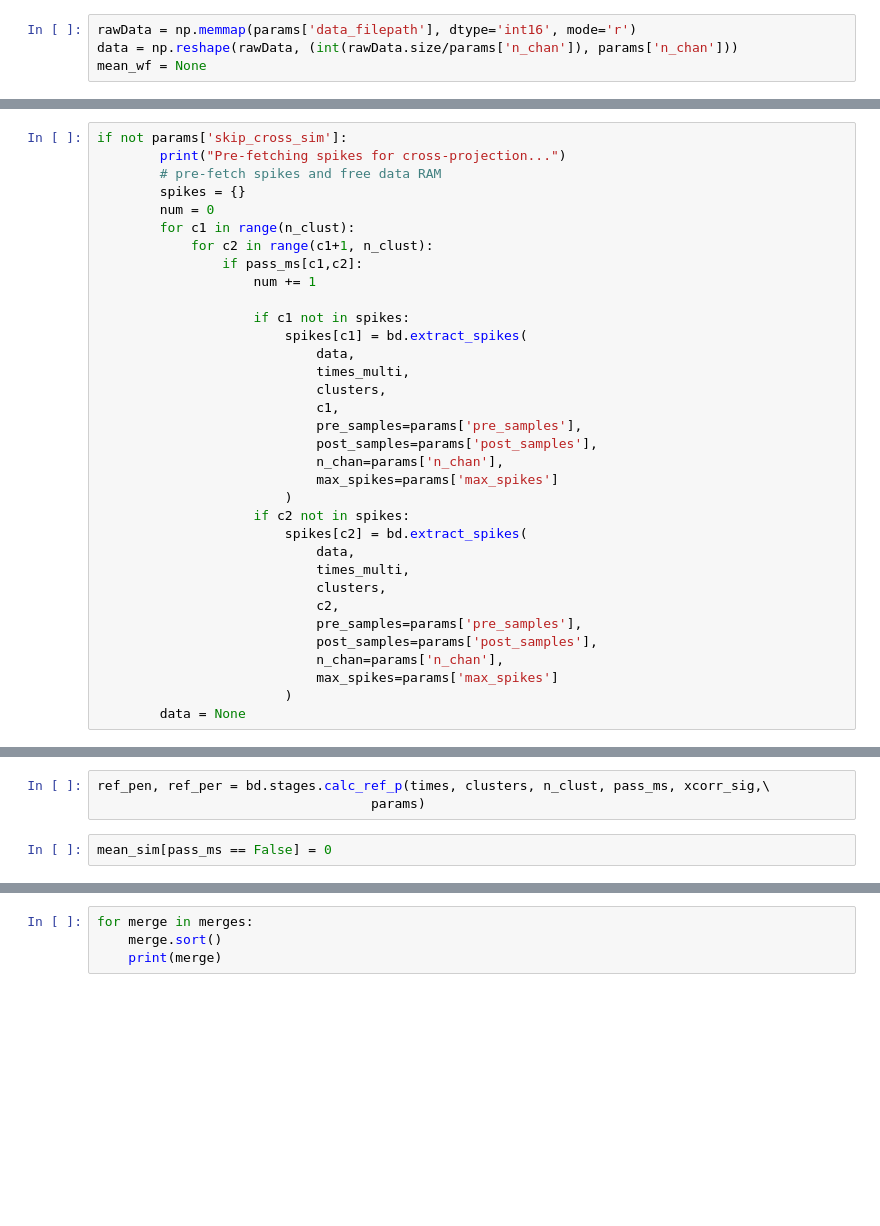
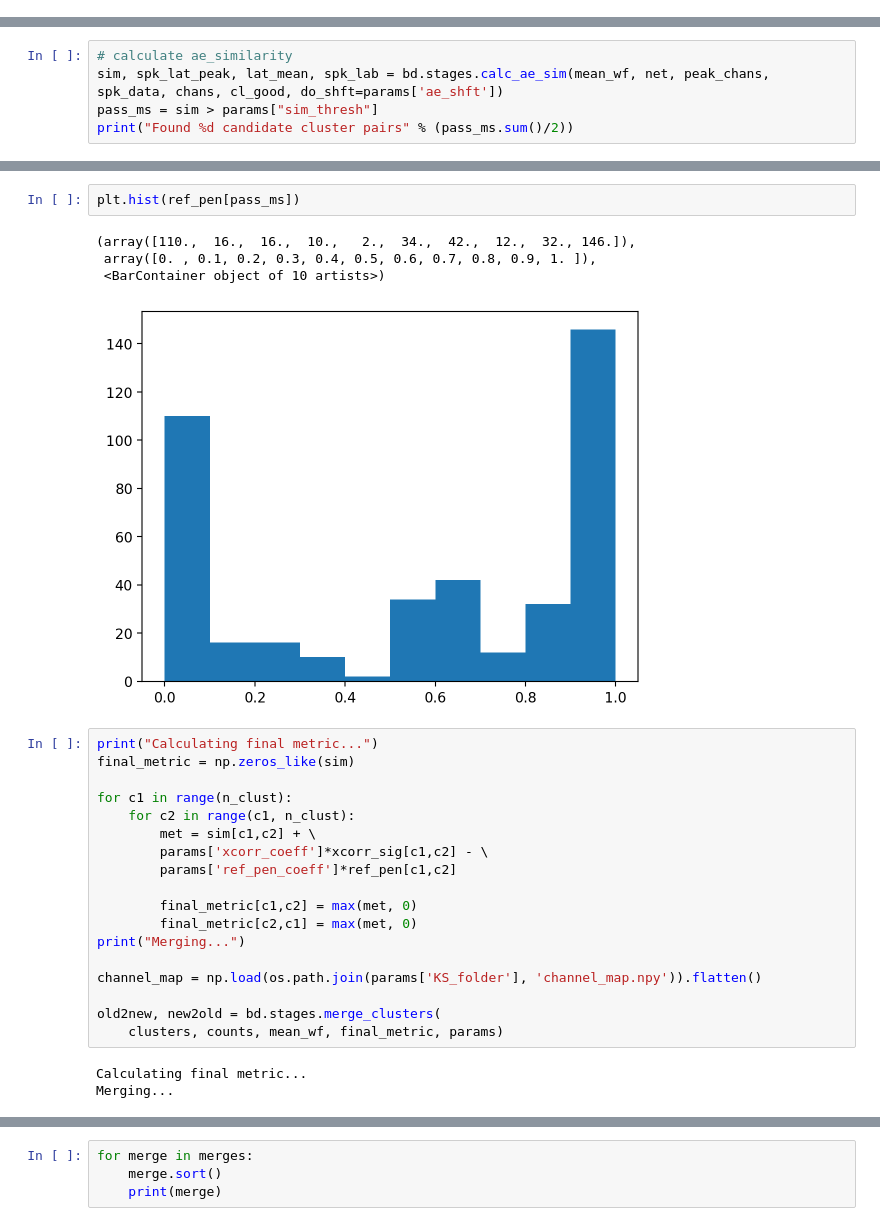
Before and after one commit to saikoukunt/burst-detector, a Jupyter notebook: notebooks/monkey testing.ipynb, the cells around one changed output, grey strips where cells are left out. Drawn from its saved outputs; the diff is of its cells as text; blank space fills up the shorter version.

```diff
--- a/notebooks/monkey testing.ipynb
+++ b/notebooks/monkey testing.ipynb
@@ -59,4 +87,0 @@ channel_pos = np.load(os.path.join(params['KS_folder'], "channel_positions.npy")
-# %%
-rawData = np.memmap(params['data_filepath'], dtype='int16', mode='r')
-data = np.reshape(rawData, (int(rawData.size/params['n_chan']), params['n_chan']))
-mean_wf = None
@@ -79,35 +200,6 @@ Found 97 candidate cluster pairs
 # %%
-if not params['skip_cross_sim']:
-        print("Pre-fetching spikes for cross-projection...")
-        # pre-fetch spikes and free data RAM
-        spikes = {}
-        num = 0
-        for c1 in range(n_clust):
-            for c2 in range(c1+1, n_clust):
-                if pass_ms[c1,c2]:
-                    num += 1
-
-                    if c1 not in spikes:
-                        spikes[c1] = bd.extract_spikes(
-                            data,
-                            times_multi,
-                            clusters,
-                            c1,
-                            pre_samples=params['pre_samples'],
-                            post_samples=params['post_samples'],
-                            n_chan=params['n_chan'],
-                            max_spikes=params['max_spikes']
-                        )
-                    if c2 not in spikes:
-                        spikes[c2] = bd.extract_spikes(
-                            data,
-                            times_multi,
-                            clusters,
-                            c2,
-                            pre_samples=params['pre_samples'],
-                            post_samples=params['post_samples'],
-                            n_chan=params['n_chan'],
-                            max_spikes=params['max_spikes']
-                        )
-        data = None
+# calculate ae_similarity
+sim, spk_lat_peak, lat_mean, spk_lab = bd.stages.calc_ae_sim(mean_wf, net, peak_chans, spk_data, chans, cl_good, do_shft=params['ae_shft'])
+pass_ms = sim > params["sim_thresh"]
+print("Found %d candidate cluster pairs" % (pass_ms.sum()/2))
 # %% [output]
@@ -131,5 +226,28 @@ xcorr_sig, xgrams, shfl_xgrams = bd.stages.calc_xcorr_metric(
-# %%
-ref_pen, ref_per = bd.stages.calc_ref_p(times, clusters, n_clust, pass_ms, xcorr_sig,\
-                                   params)
+# %%
+plt.hist(ref_pen[pass_ms])
+# %% [output]
+(array([110.,  16.,  16.,  10.,   2.,  34.,  42.,  12.,  32., 146.]),
+ array([0. , 0.1, 0.2, 0.3, 0.4, 0.5, 0.6, 0.7, 0.8, 0.9, 1. ]),
+ <BarContainer object of 10 artists>)
+[figure, added]
 # %%
-mean_sim[pass_ms == False] = 0
+print("Calculating final metric...")
+final_metric = np.zeros_like(sim)
+
+for c1 in range(n_clust):
+    for c2 in range(c1, n_clust):
+        met = sim[c1,c2] + \
+        params['xcorr_coeff']*xcorr_sig[c1,c2] - \
+        params['ref_pen_coeff']*ref_pen[c1,c2]
+
+        final_metric[c1,c2] = max(met, 0)
+        final_metric[c2,c1] = max(met, 0)
+print("Merging...")
+
+channel_map = np.load(os.path.join(params['KS_folder'], 'channel_map.npy')).flatten()
+
+old2new, new2old = bd.stages.merge_clusters(
+    clusters, counts, mean_wf, final_metric, params)
+# %% [output]
+Calculating final metric...
+Merging...
```
Also changed, not shown: parts of 22 cells of this notebook, 52 other files.
